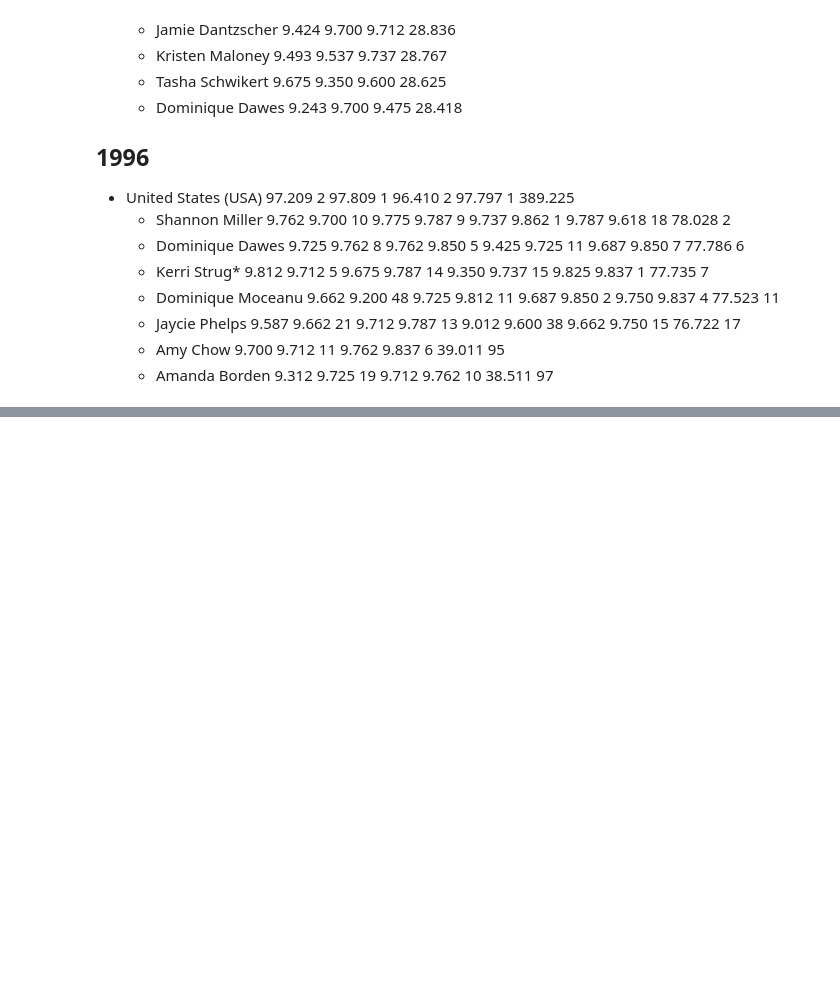
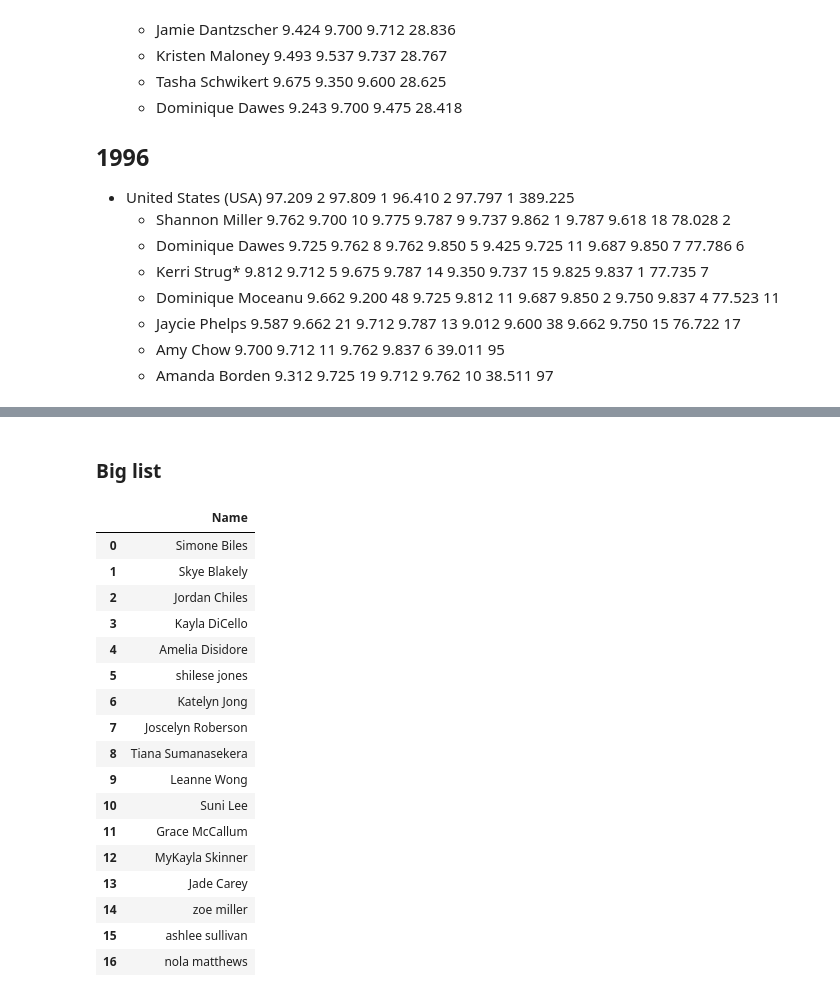
Before and after one commit to RyanJTalbot/MSDS, a Jupyter notebook: Core/Data Mining Foundations/Data Mining Project/Project/competition_gym2023/Team.ipynb, the cells around one changed output, grey strips where cells are left out. Drawn from its saved outputs; the diff is of its cells as text; code cells hidden in the pictures; blank space fills up the shorter version.

Commit message:
Update data mining project data

```diff
--- a/Core/Data Mining Foundations/Data Mining Project/Project/competition_gym2023/Team.ipynb
+++ b/Core/Data Mining Foundations/Data Mining Project/Project/competition_gym2023/Team.ipynb
@@ -672,3 +676,35 @@ df
 | 4 | None | Aly Raisman | McKayla Maroney | Alicia Sacramone | Courtney McCool | Tasha Schwikert | Jaycie Phelps |
 | 5 | None | None | None | Bridget Sloan | Carly Patterson | Dominique Dawes | Amy Chow |
 | 6 | None | None | None | None | None | None | Amanda Borden |
+# %% [markdown]
+### Big list
+# %%
+data = {
+  "Name": ["Simone Biles", "Skye Blakely", "Jordan Chiles", "Kayla DiCello", "Amelia Disidore",
+          "shilese jones", "Katelyn Jong", "Joscelyn Roberson", "Tiana Sumanasekera",
+          "Leanne Wong", "Suni Lee", "Grace McCallum", "MyKayla Skinner", "Jade Carey",
+          "zoe miller", "ashlee sullivan", "nola matthews"]
+
+}
+#load data into a DataFrame object:
+women = pd.DataFrame(data)
+women
+# %% [output]
+|  | Name |
+| 0 | Simone Biles |
+| 1 | Skye Blakely |
+| 2 | Jordan Chiles |
+| 3 | Kayla DiCello |
+| 4 | Amelia Disidore |
+| 5 | shilese jones |
+| 6 | Katelyn Jong |
+| 7 | Joscelyn Roberson |
+| 8 | Tiana Sumanasekera |
+| 9 | Leanne Wong |
+| 10 | Suni Lee |
+| 11 | Grace McCallum |
+| 12 | MyKayla Skinner |
+| 13 | Jade Carey |
+| 14 | zoe miller |
+| 15 | ashlee sullivan |
+| 16 | nola matthews |
```
Also changed, not shown: parts of 2 cells of this notebook, 47 other files.
